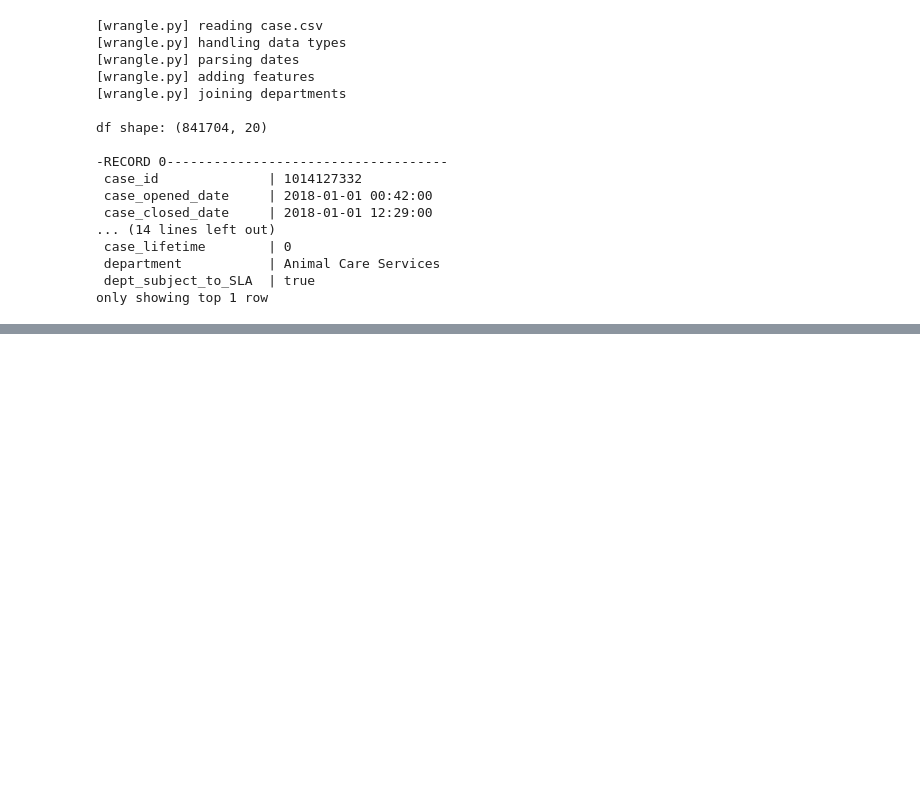
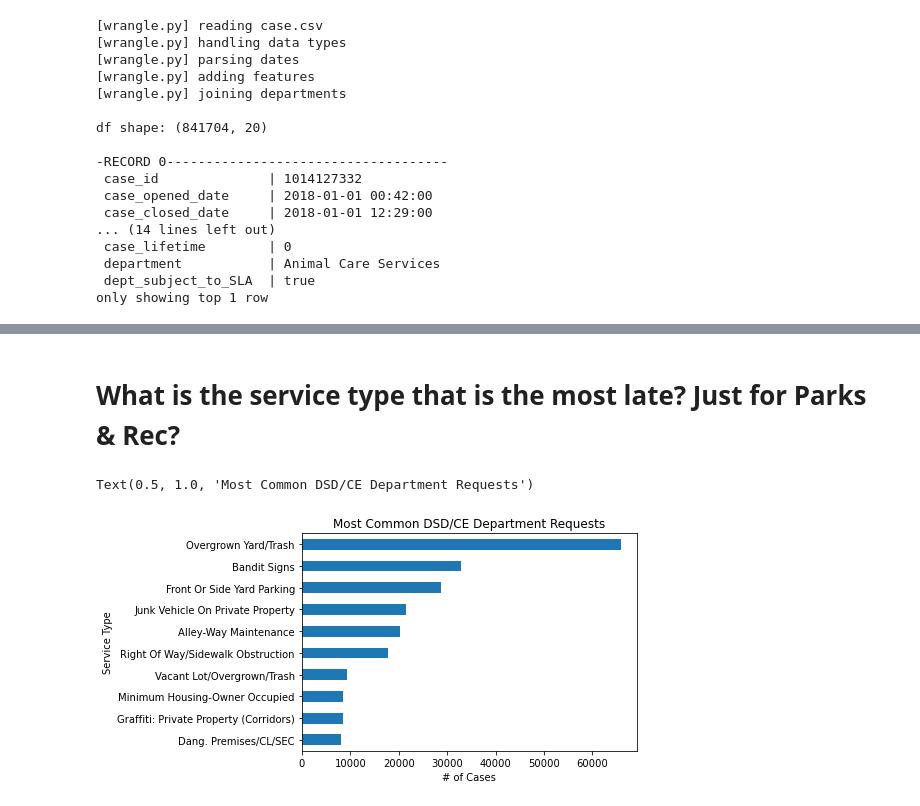
Before and after one commit to AAranda10/spark-exercises, a Jupyter notebook: explore.ipynb, the cells around one changed output, grey strips where cells are left out. Drawn from its saved outputs; the diff is of its cells as text; code cells hidden in the pictures; blank space fills up the shorter version.

```diff
--- a/explore.ipynb
+++ b/explore.ipynb
@@ -49,0 +77,12 @@ df.groupby("case_status").count().show()
+# %% [markdown]
+# What is the service type that is the most late? Just for Parks & Rec?
+# %%
+(df.where(col('department') == 'DSD/Code Enforcement').groupBy('service_request_type').count().sort(('count'))
+    .toPandas().set_index('service_request_type')['count'].tail(10)
+    .plot.barh())
+plt.ylabel("Service Type")
+plt.xlabel("# of Cases")
+plt.title("Most Common DSD/CE Department Requests")
+# %% [output]
+Text(0.5, 1.0, 'Most Common DSD/CE Department Requests')
+[figure, added]
```
Also changed, not shown: parts of 16 cells of this notebook.
